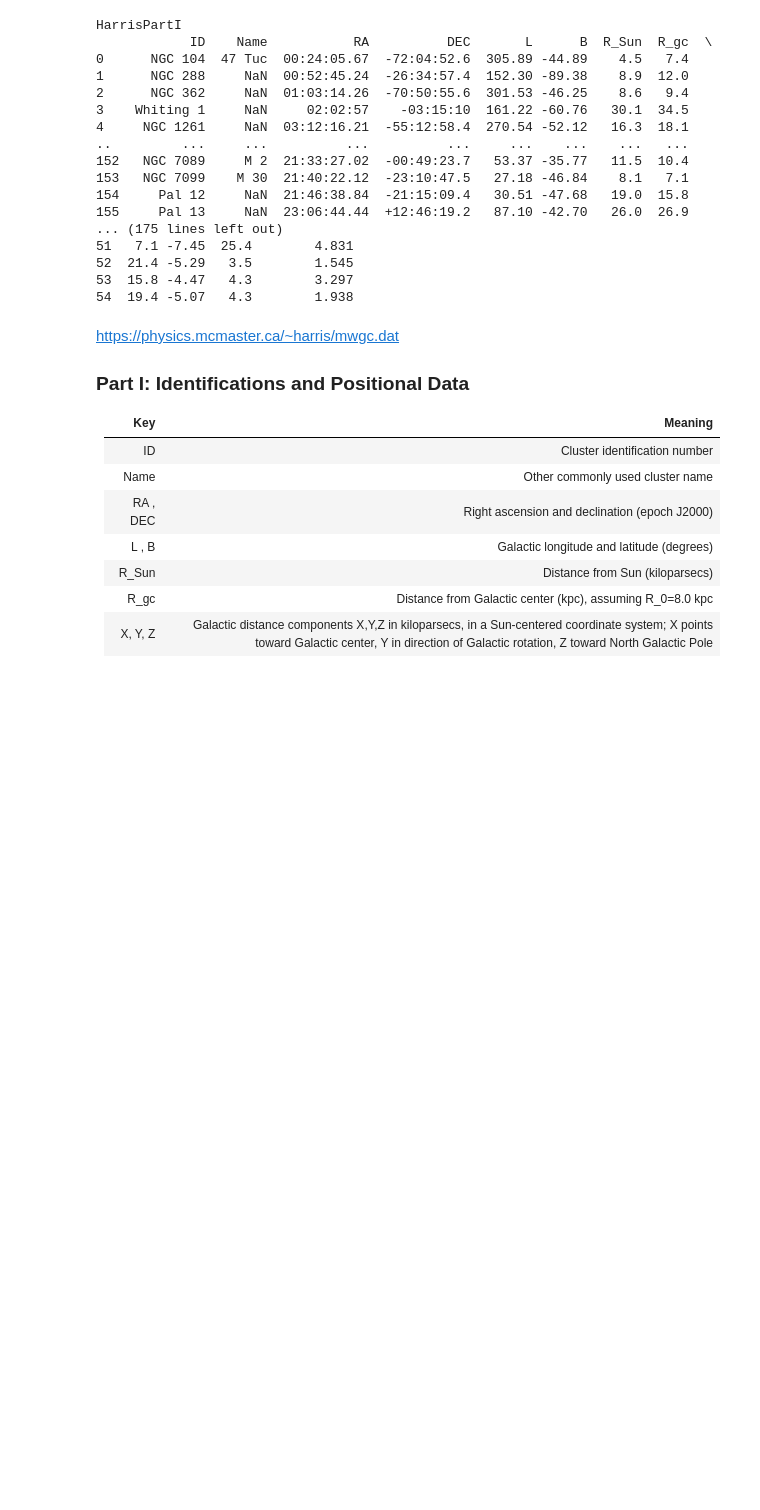
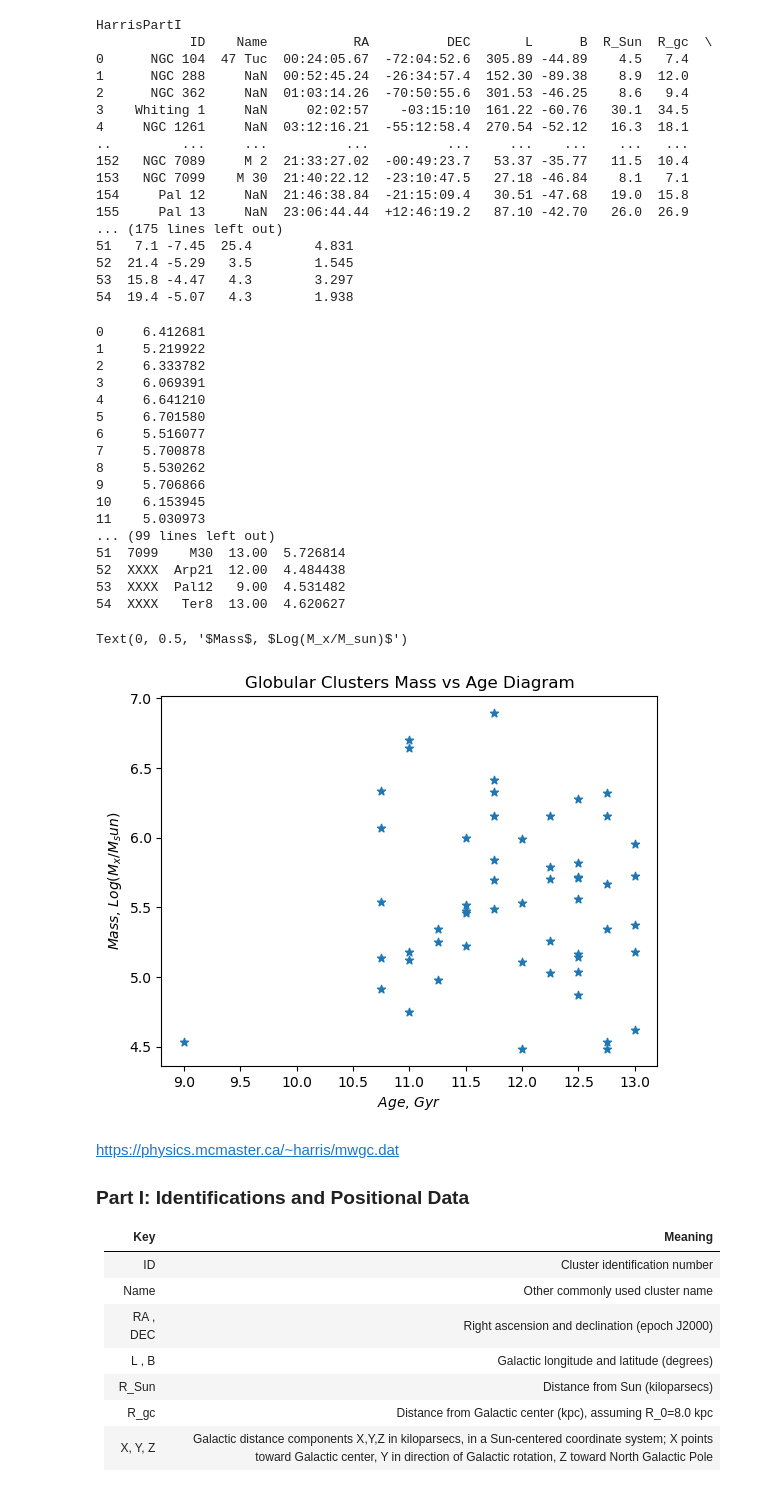
Before and after one commit to SS-UNSW/PHYS3116-Ethan-Slava, a Jupyter notebook: option1.ipynb, the cells around one changed output. Saved outputs shown, nothing was run; the diff lists cells and outputs as text; code cells hidden in the pictures; blank space fills up the shorter version.

Commit message:
Mass vs Age calcs & plot presented

```diff
--- a/option1.ipynb
+++ b/option1.ipynb
@@ -50,6 +50,59 @@ HarrisPartI
 52  21.4 -5.29   3.5        1.545
 53  15.8 -4.47   4.3        3.297
 54  19.4 -5.07   4.3        1.938
+# %%
+# Attempt to calculate GC masses, using available data in VandenBerg_table2
+# Central escape velocity v_e0 and galactocentric distance R_G will be used as variables
+# GC masses are calculated using relation between escape velocity and mass M = (Ve^2 * r) / (2 * G)
+mass_solar_log =np.log10( (np.power(inputVandenBerg['v_e0'] *1000, 2)) * (inputVandenBerg['R_G']*30900000000000000)/(2*0.000000000066743*1.989E+30) )
+# GC masses are calculated here in Log(Mgc/Msun)
+print(mass_solar_log)
+
+# Importing amended VandenBerg_table2 csv using Panda
+inputVandenBergRev01 = pd.read_csv("Option 1/vandenBerg_table2_Rev01.csv", index_col=False)
+# Printing csv for VandenBergRev01 with a header in red colour
+print()
+print()
+print("\033[31mVandenBergRev01\033[0m")
+print(inputVandenBergRev01)
+
+# Attempt to plot GC Mass vs Age
+# import the csv file
+# here we put the name of the file as a string
+# the delimiter is what separate the different data
+# skiprow tells the function how many rows to skip from the start of the file
+# dtype sets the type of object being imported
+inputVandenBergRev01Txt = np.loadtxt('Option 1/vandenBerg_table2_Rev01.csv', delimiter= ',', skiprows=1, dtype=object)
+
+# store each column as a new variable
+Age = inputVandenBergRev01Txt[:,2].astype(float)
+Mass = inputVandenBergRev01Txt[:,3].astype(float)
+plt.scatter(Age, Mass, marker='*')
+
+# Axes
+plt.title('Globular Clusters Mass vs Age Diagram') # Title of graph
+plt.xlabel('$Age$, $Gyr$') # x-axis label
+plt.ylabel('$Mass$, $Log(M_x/M_sun)$') # y-axis label
+# %% [output]
+0     6.412681
+1     5.219922
+2     6.333782
+3     6.069391
+4     6.641210
+5     6.701580
+6     5.516077
+7     5.700878
+8     5.530262
+9     5.706866
+10    6.153945
+11    5.030973
+... (99 lines left out)
+51  7099    M30  13.00  5.726814
+52  XXXX  Arp21  12.00  4.484438
+53  XXXX  Pal12   9.00  4.531482
+54  XXXX   Ter8  13.00  4.620627
+Text(0, 0.5, '$Mass$, $Log(M_x/M_sun)$')
+[figure, added]
 # %% [markdown]
 https://physics.mcmaster.ca/~harris/mwgc.dat
 
```
